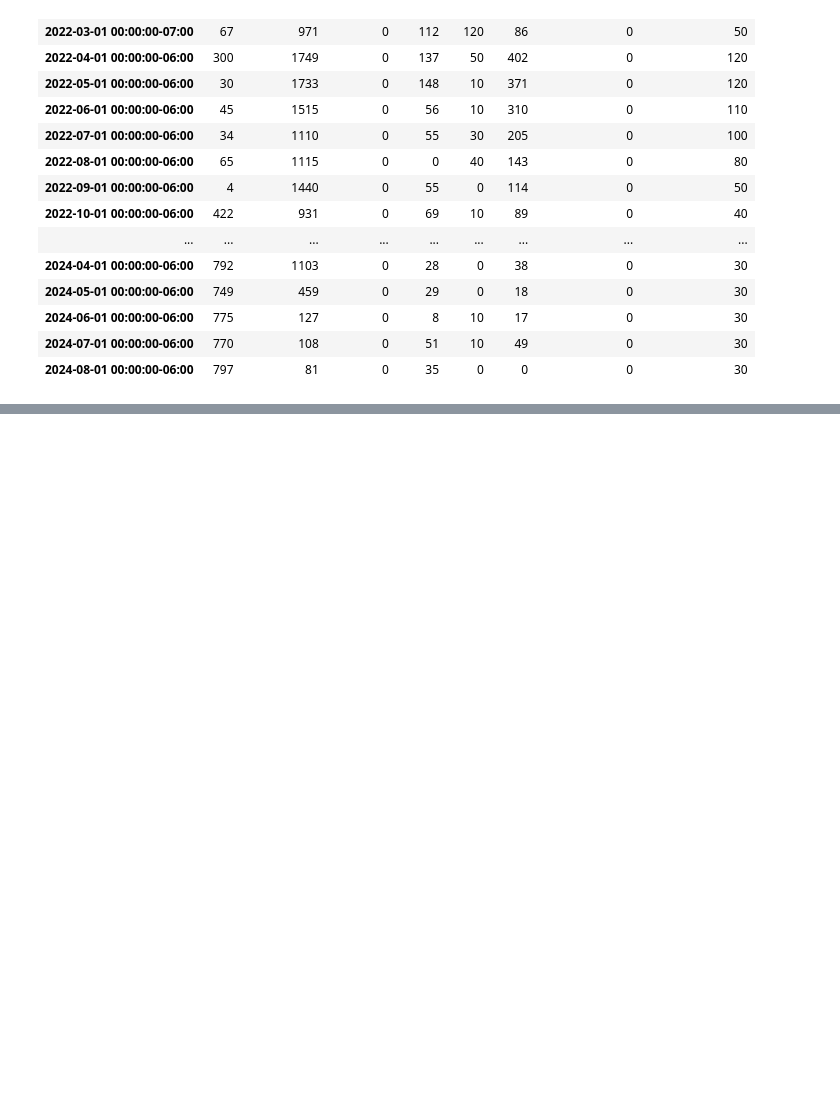
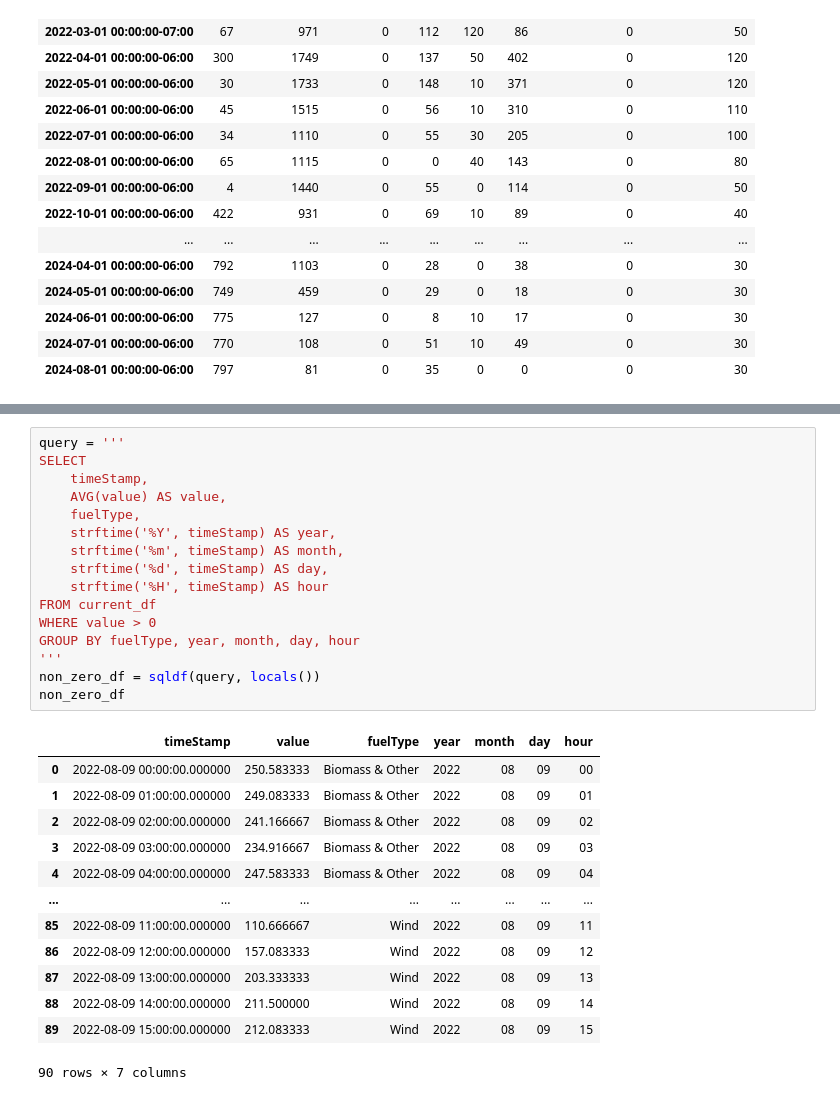
Before and after one commit to victus-ai-inc/power-trader, a Jupyter notebook: jupyter_testing.ipynb, the cells around one changed output, grey strips where cells are left out. Saved outputs shown, nothing was run; the diff lists cells and outputs as text; blank space fills up the shorter version.

```diff
--- a/jupyter_testing.ipynb
+++ b/jupyter_testing.ipynb
@@ -232,0 +240,30 @@ df
+# %%
+query = '''
+SELECT
+    timeStamp,
+    AVG(value) AS value,
+    fuelType,
+    strftime('%Y', timeStamp) AS year,
+    strftime('%m', timeStamp) AS month,
+    strftime('%d', timeStamp) AS day,
+    strftime('%H', timeStamp) AS hour
+FROM current_df
+WHERE value > 0
+GROUP BY fuelType, year, month, day, hour
+'''
+non_zero_df = sqldf(query, locals())
+non_zero_df
+# %% [output]
+|  | timeStamp | value | fuelType | year | month | day | hour |
+| 0 | 2022-08-09 00:00:00.000000 | 250.583333 | Biomass & Other | 2022 | 08 | 09 | 00 |
+| 1 | 2022-08-09 01:00:00.000000 | 249.083333 | Biomass & Other | 2022 | 08 | 09 | 01 |
+| 2 | 2022-08-09 02:00:00.000000 | 241.166667 | Biomass & Other | 2022 | 08 | 09 | 02 |
+| 3 | 2022-08-09 03:00:00.000000 | 234.916667 | Biomass & Other | 2022 | 08 | 09 | 03 |
+| 4 | 2022-08-09 04:00:00.000000 | 247.583333 | Biomass & Other | 2022 | 08 | 09 | 04 |
+| ... | ... | ... | ... | ... | ... | ... | ... |
+| 85 | 2022-08-09 11:00:00.000000 | 110.666667 | Wind | 2022 | 08 | 09 | 11 |
+| 86 | 2022-08-09 12:00:00.000000 | 157.083333 | Wind | 2022 | 08 | 09 | 12 |
+| 87 | 2022-08-09 13:00:00.000000 | 203.333333 | Wind | 2022 | 08 | 09 | 13 |
+| 88 | 2022-08-09 14:00:00.000000 | 211.500000 | Wind | 2022 | 08 | 09 | 14 |
+| 89 | 2022-08-09 15:00:00.000000 | 212.083333 | Wind | 2022 | 08 | 09 | 15 |
+90 rows × 7 columns
```
Also changed, not shown: parts of 5 cells of this notebook, 1 other file.
